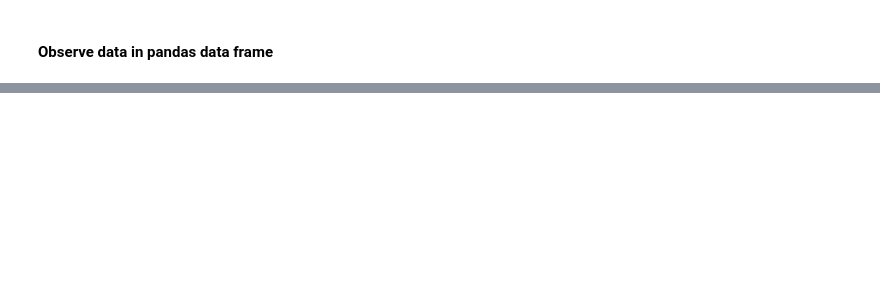
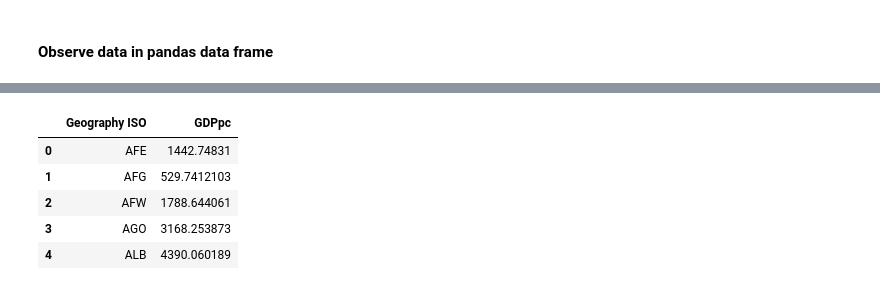
Before and after one commit to maha4028/CU-Boulder-RA-Spring-2022, a Jupyter notebook: main.ipynb, the cells around one changed output, grey strips where cells are left out. Drawn from its saved outputs; the diff is of its cells as text; code cells hidden in the pictures; blank space fills up the shorter version.

```diff
--- a/main.ipynb
+++ b/main.ipynb
@@ -144,0 +69,9 @@ Your selection: 3
+# %%
+y.head()
+# %% [output]
+|  | Geography ISO | GDPpc |
+| 0 | AFE | 1442.74831 |
+| 1 | AFG | 529.7412103 |
+| 2 | AFW | 1788.644061 |
+| 3 | AGO | 3168.253873 |
+| 4 | ALB | 4390.060189 |
```
Also changed, not shown: parts of 27 cells of this notebook, 1 other file.
